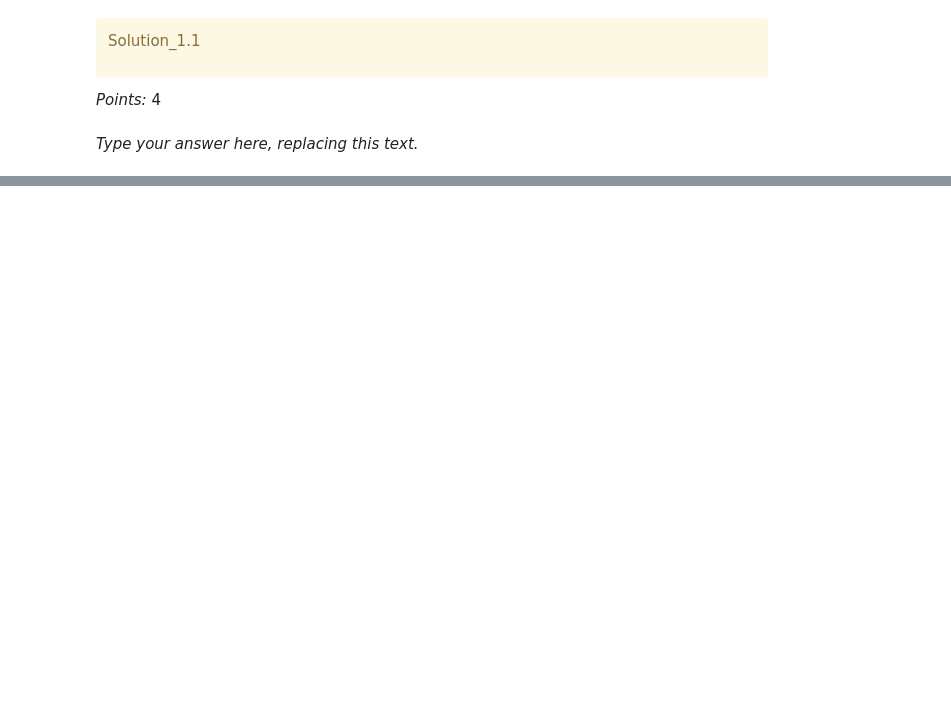
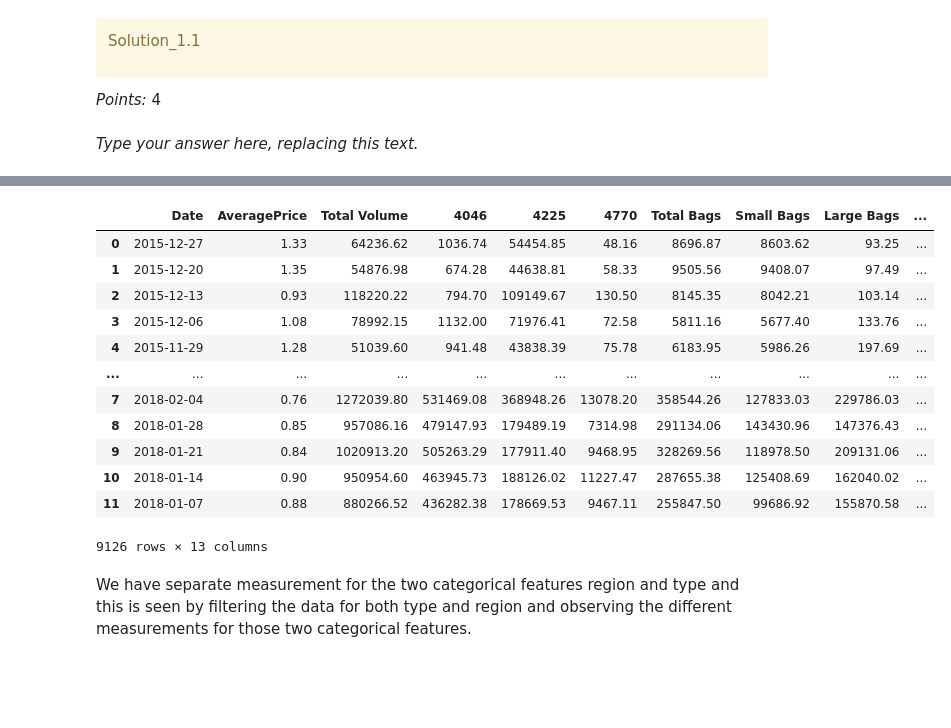
Before and after one commit to hamin2006/hw8, a Jupyter notebook: hw8.ipynb, the cells around one changed output, grey strips where cells are left out. Drawn from its saved outputs; the diff is of its cells as text; code cells hidden in the pictures; blank space fills up the shorter version.

```diff
--- a/hw8.ipynb
+++ b/hw8.ipynb
@@ -118,3 +204,22 @@ Ellipsis
+# %%
+new_data = df[df['type'] == 'conventional']
+new_data
+# %% [output]
+|  | Date | AveragePrice | Total Volume | 4046 | 4225 | 4770 | Total Bags | Small Bags | Large Bags | ... |
+| 0 | 2015-12-27 | 1.33 | 64236.62 | 1036.74 | 54454.85 | 48.16 | 8696.87 | 8603.62 | 93.25 | ... |
+| 1 | 2015-12-20 | 1.35 | 54876.98 | 674.28 | 44638.81 | 58.33 | 9505.56 | 9408.07 | 97.49 | ... |
+| 2 | 2015-12-13 | 0.93 | 118220.22 | 794.70 | 109149.67 | 130.50 | 8145.35 | 8042.21 | 103.14 | ... |
+| 3 | 2015-12-06 | 1.08 | 78992.15 | 1132.00 | 71976.41 | 72.58 | 5811.16 | 5677.40 | 133.76 | ... |
+| 4 | 2015-11-29 | 1.28 | 51039.60 | 941.48 | 43838.39 | 75.78 | 6183.95 | 5986.26 | 197.69 | ... |
+| ... | ... | ... | ... | ... | ... | ... | ... | ... | ... | ... |
+| 7 | 2018-02-04 | 0.76 | 1272039.80 | 531469.08 | 368948.26 | 13078.20 | 358544.26 | 127833.03 | 229786.03 | ... |
+| 8 | 2018-01-28 | 0.85 | 957086.16 | 479147.93 | 179489.19 | 7314.98 | 291134.06 | 143430.96 | 147376.43 | ... |
+| 9 | 2018-01-21 | 0.84 | 1020913.20 | 505263.29 | 177911.40 | 9468.95 | 328269.56 | 118978.50 | 209131.06 | ... |
+| 10 | 2018-01-14 | 0.90 | 950954.60 | 463945.73 | 188126.02 | 11227.47 | 287655.38 | 125408.69 | 162040.02 | ... |
+| 11 | 2018-01-07 | 0.88 | 880266.52 | 436282.38 | 178669.53 | 9467.11 | 255847.50 | 99686.92 | 155870.58 | ... |
+9126 rows × 13 columns
+# %% [markdown]
+We have separate measurement for the two categorical features region and type and this is seen by filtering the data for both type and region and observing the different measurements for those two categorical features.
 # %% [markdown]
 <!-- END QUESTION -->
 
```
Also changed, not shown: parts of 10 cells of this notebook.
